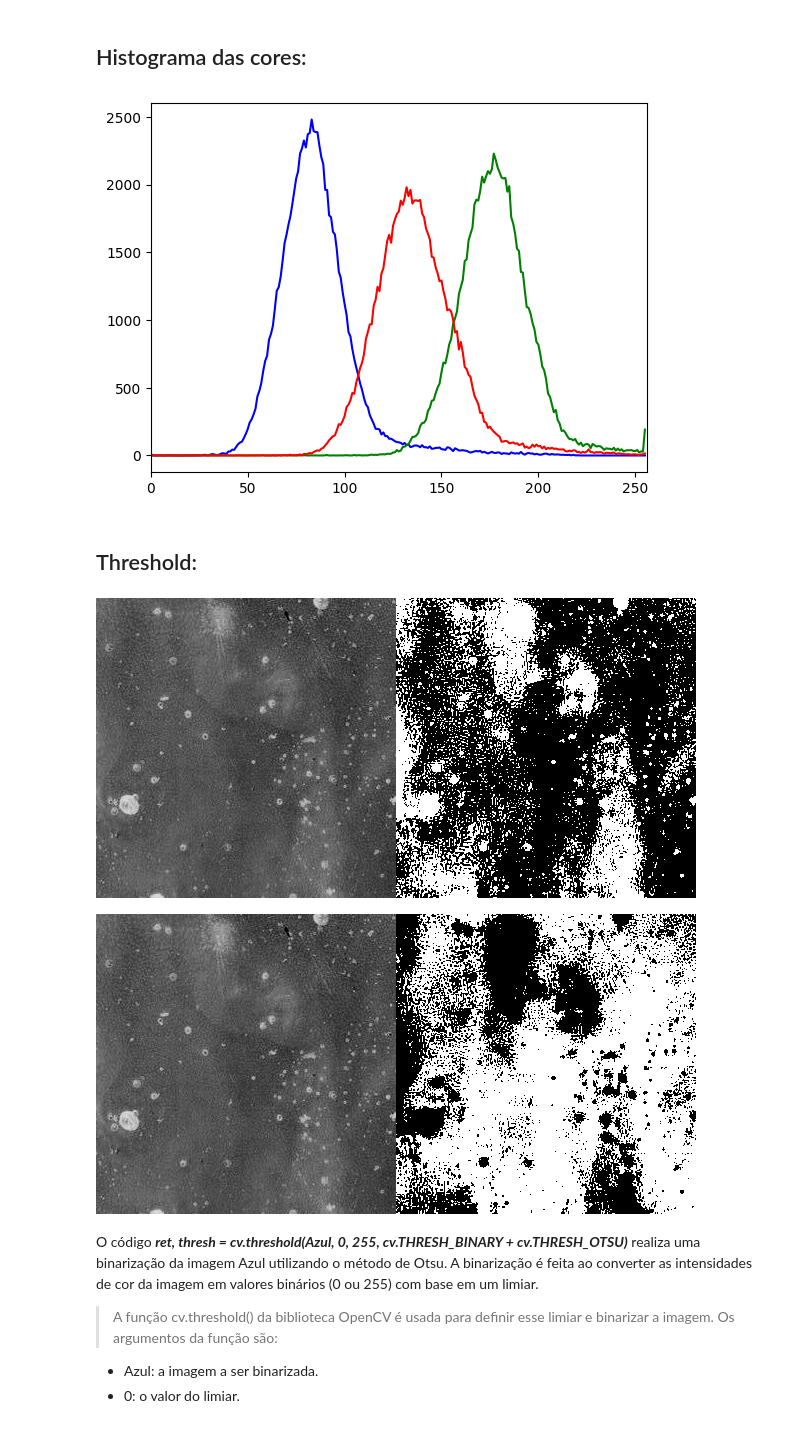
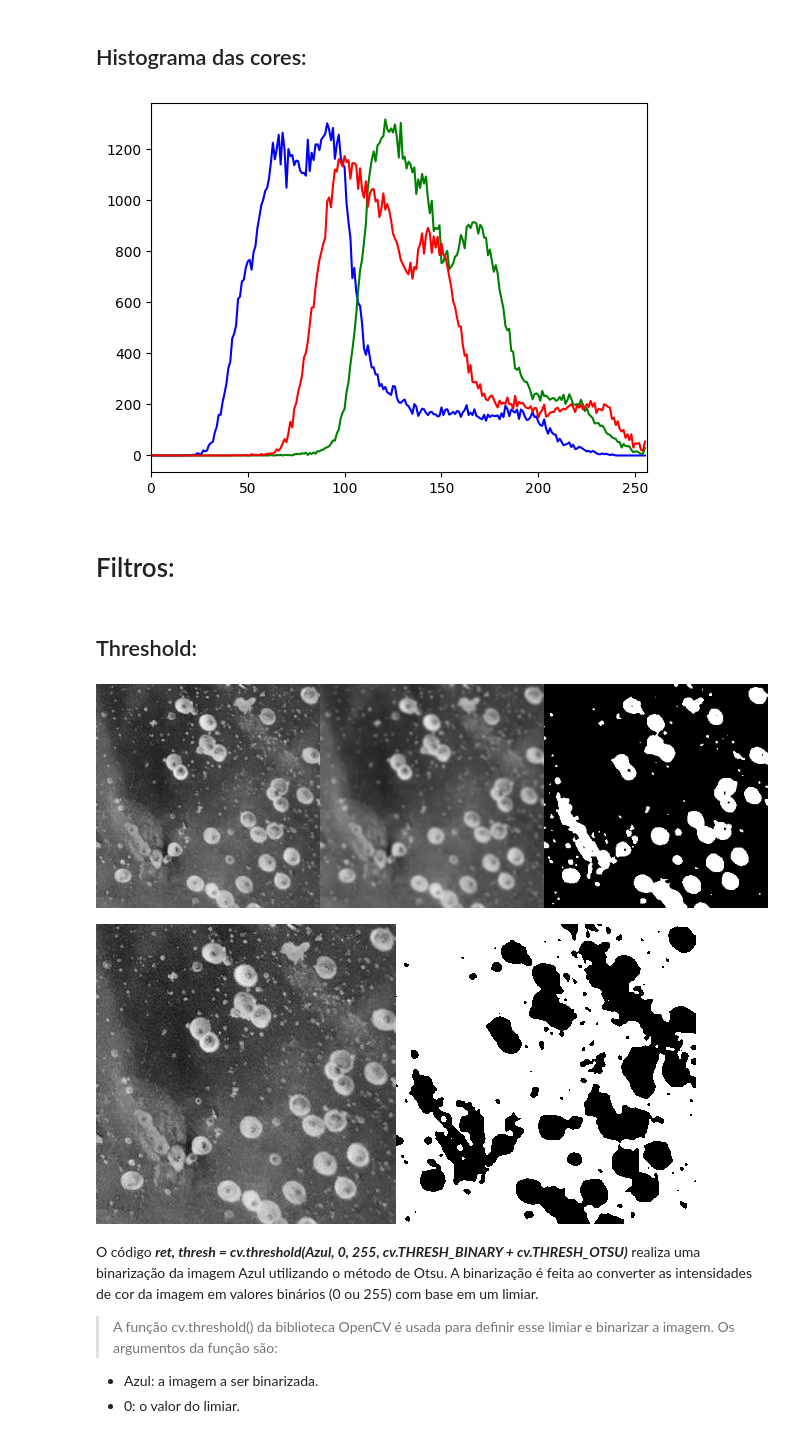
Before and after one commit to Gus-1003/Projeto_Pesquisa_PalmaS, a Jupyter notebook: Projeto_Segmentado.ipynb, the cells around one changed output. Drawn from its saved outputs; the diff is of its cells as text; code cells hidden in the pictures.

```diff
--- a/Projeto_Segmentado.ipynb
+++ b/Projeto_Segmentado.ipynb
@@ -29,7 +29,7 @@ Drive already mounted at /content/drive; to attempt to forcibly remount, call dr
 # %% [markdown]
 # Lendo Imagem:
 # %%
-file = '/content/drive/MyDrive/Pesquisa_Cochonilha/Base_Imagens/Editadas_Cortadas/editada_90_B1.jpeg_quadrante_3_2.jpg'
+file = '/content/drive/MyDrive/Pesquisa_Cochonilha/Base_Imagens/Editadas_Cortadas/selecionadas/Cópia de editada_180_B2.jpeg_quadrante_4_3.jpg'
 
 im = cv.imread(file)
 # %% [markdown]
@@ -112,4 +107,12 @@ for i, col in enumerate(color):
 # exibe o gráfico com os histogramas de cada canal de cor
 plt.show()
 # %% [output]
-[figure, old version]
+[figure, new version]
+# %% [markdown]
+# Filtros:
+# %%
+# Aplica um filtro de média à imagem.
+b_blur = cv.blur(b, (3, 3))
+
+# Aplica um filtro de borramento com kernel de 5x5
+b_gaussian = cv.GaussianBlur(b_blur, (5, 5), 0)
@@ -116,16 +125,16 @@ plt.show()
 # %% [markdown]
 ## Threshold:
 # %%
-thresh1, im_bin_rgb = cv.threshold(b, 0, 255, cv.THRESH_BINARY + cv.THRESH_OTSU)
-cv2_imshow(cv.hconcat([b, im_bin_rgb]))
+thresh1, im_bin_rgb = cv.threshold(b_gaussian, 0, 255, cv.THRESH_BINARY + cv.THRESH_OTSU)
+cv2_imshow(cv.hconcat([b, b_gaussian, im_bin_rgb]))
 # %% [output]
-[figure, old version]
+[figure, new version]
 # %%
 # Aplica um limiar na imagem do canal S
-thresh2, im_bin_hsv = cv.threshold(s, 0, 255, cv.THRESH_BINARY + cv.THRESH_OTSU)
+thresh2, im_bin_hsv = cv.threshold(s_gaussian, 0, 255, cv.THRESH_BINARY + cv.THRESH_OTSU)
 cv2_imshow(cv.hconcat([b, im_bin_hsv]))
 # %% [output]
-[figure, old version]
+[figure, new version]
 # %% [markdown]
 O código ***ret, thresh = cv.threshold(Azul, 0, 255, cv.THRESH_BINARY + cv.THRESH_OTSU)*** realiza uma binarização da imagem Azul utilizando o método de Otsu. A binarização é feita ao converter as intensidades de cor da imagem em valores binários (0 ou 255) com base em um limiar.
 
```
Also changed, not shown: parts of 13 cells of this notebook.
